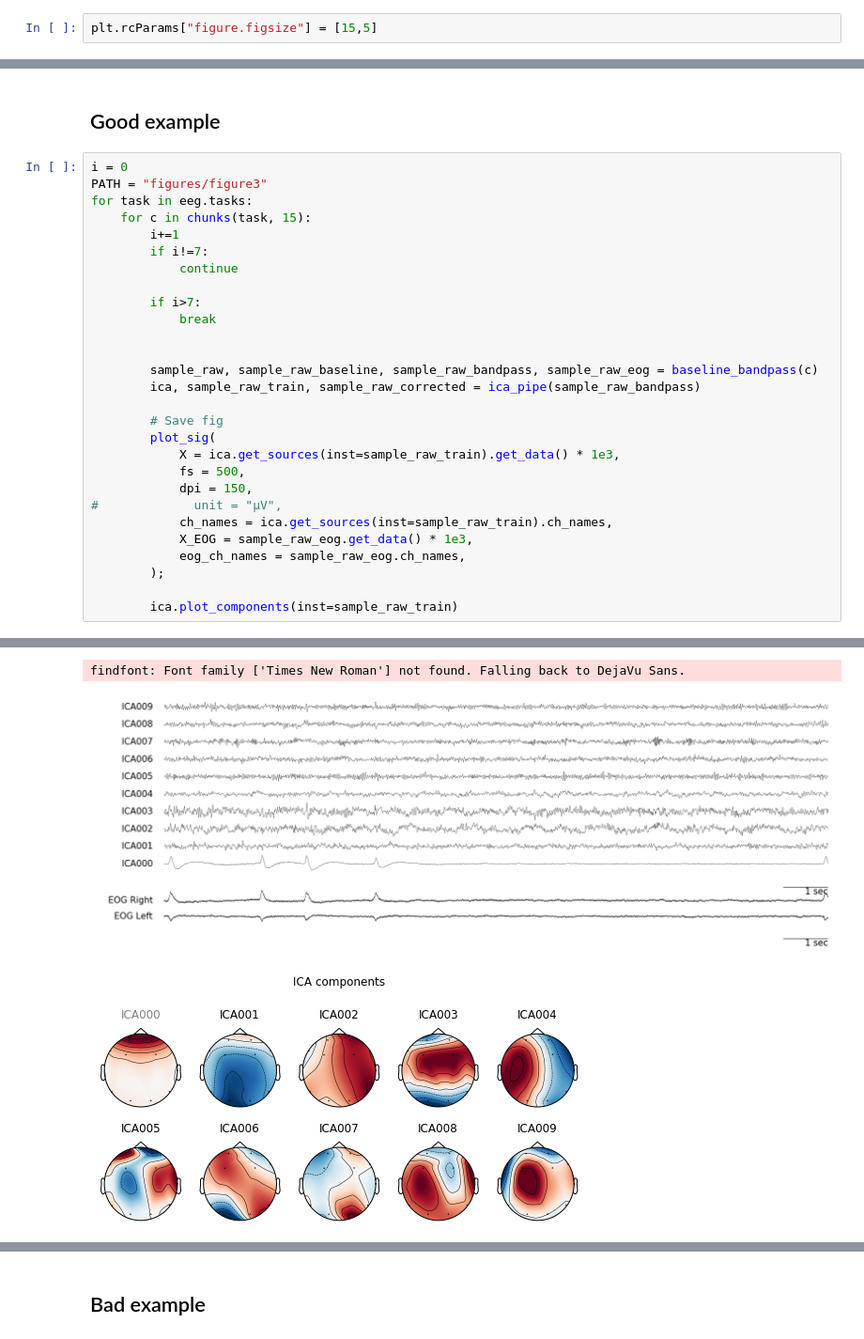
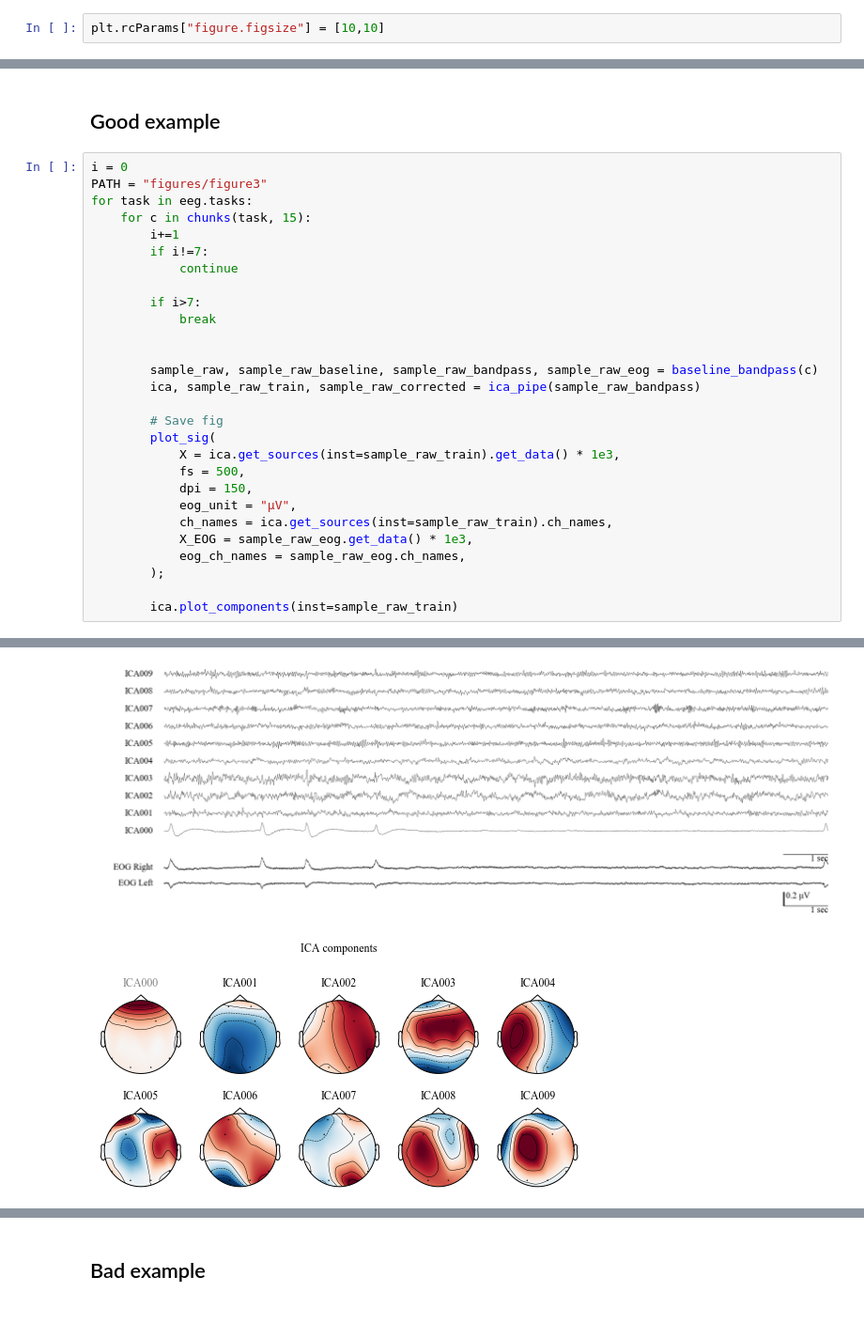
Before and after one commit to Young1906/ica_paper, a Jupyter notebook: figures_v4.ipynb, the cells around one changed output, grey strips where cells are left out. Shown at 94% size. Drawn from its saved outputs; the diff is of its cells as text.

```diff
--- a/figures_v4.ipynb
+++ b/figures_v4.ipynb
@@ -89,7 +90,7 @@ def ica_pipe(sample_raw_bandpass):
 # %% [markdown]
 ## Raw + After baseline + bandpass
 # %%
-plt.rcParams["figure.figsize"] = [15,5]
+plt.rcParams["figure.figsize"] = [10,10]
 # %%
 # plt.rcParams["figure.figsize"] = [10,5]
 PATH = "figures/figure2"
@@ -162,7 +162,7 @@ for task in eeg.tasks:
             X = ica.get_sources(inst=sample_raw_train).get_data() * 1e3,
             fs = 500,
             dpi = 150,
-#             unit = "μV",
+            eog_unit = "μV",
             ch_names = ica.get_sources(inst=sample_raw_train).ch_names,
             X_EOG = sample_raw_eog.get_data() * 1e3,
             eog_ch_names = sample_raw_eog.ch_names,
@@ -178,5 +178,4 @@ Fitting ICA took 3.5s.
 Transforming to ICA space (10 components)
 Zeroing out 1 ICA components
-findfont: Font family ['Times New Roman'] not found. Falling back to DejaVu Sans.
-[figure, old version]
+[figure, new version]
-[figure, old version]
+[figure, new version]
```
Also changed, not shown: parts of 9 cells of this notebook, 2 other files.
